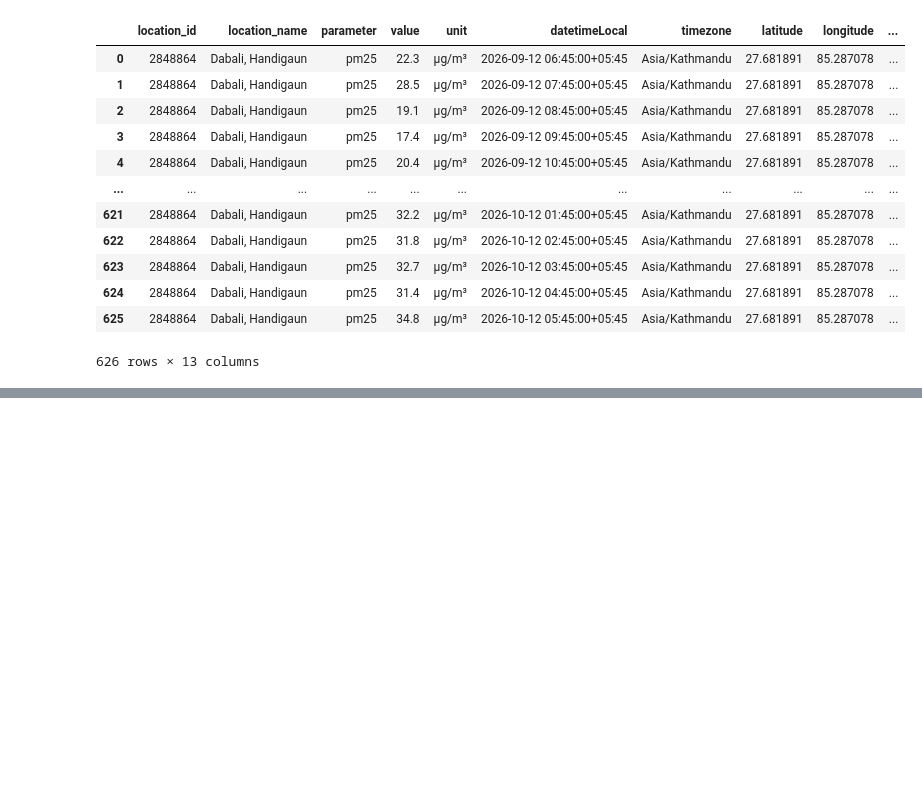
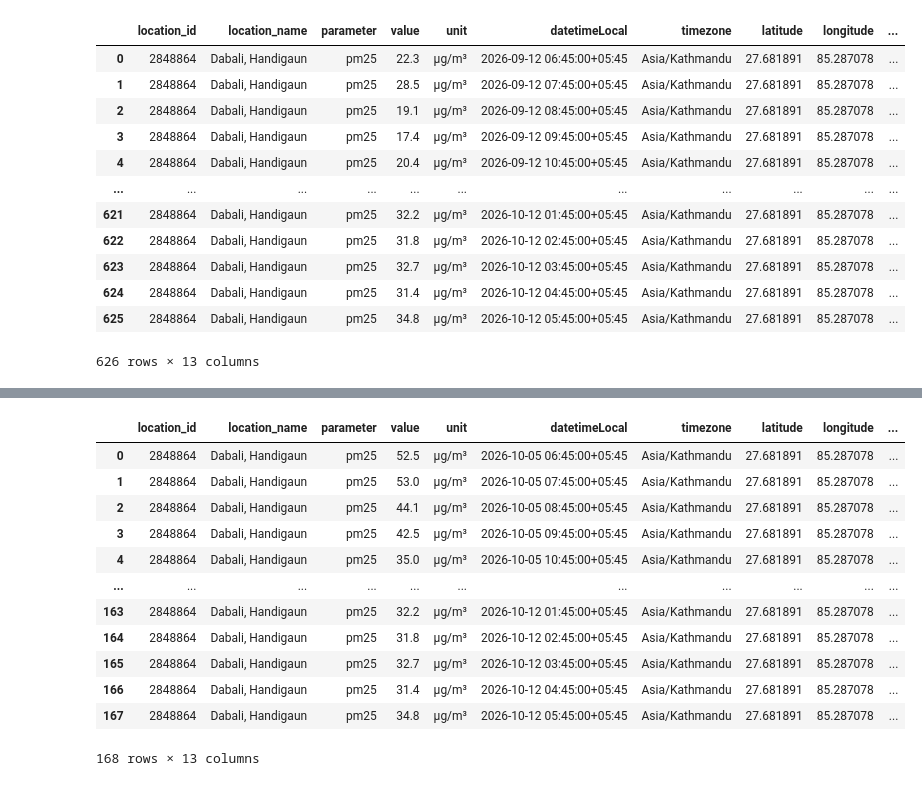
Before and after one commit to Laxmination/Kathmandu-PM2.5-Forecasting, a Jupyter notebook: OpenAQdatasetCleaning/Handigaun Data Cleaning.ipynb, the cells around one changed output, grey strips where cells are left out. Drawn from its saved outputs; the diff is of its cells as text; code cells hidden in the pictures; blank space fills up the shorter version.

```diff
--- a/OpenAQdatasetCleaning/Handigaun Data Cleaning.ipynb
+++ b/OpenAQdatasetCleaning/Handigaun Data Cleaning.ipynb
@@ -208,0 +285,20 @@ cleaned1.to_csv('cleaned_HandigaunLast30days.csv', index=False)
+# %%
+# seperating date and time
+cleaned2['datetimeLocal']=pd.to_datetime(cleaned2['datetimeLocal'])
+cleaned2['date']=cleaned2['datetimeLocal'].dt.date
+cleaned2['time']=cleaned2['datetimeLocal'].dt.strftime('%H:%M:%S')
+cleaned2
+# %% [output]
+|  | location_id | location_name | parameter | value | unit | datetimeLocal | timezone | latitude | longitude | ... |
+| 0 | 2848864 | Dabali, Handigaun | pm25 | 52.5 | µg/m³ | 2026-10-05 06:45:00+05:45 | Asia/Kathmandu | 27.681891 | 85.287078 | ... |
+| 1 | 2848864 | Dabali, Handigaun | pm25 | 53.0 | µg/m³ | 2026-10-05 07:45:00+05:45 | Asia/Kathmandu | 27.681891 | 85.287078 | ... |
+| 2 | 2848864 | Dabali, Handigaun | pm25 | 44.1 | µg/m³ | 2026-10-05 08:45:00+05:45 | Asia/Kathmandu | 27.681891 | 85.287078 | ... |
+| 3 | 2848864 | Dabali, Handigaun | pm25 | 42.5 | µg/m³ | 2026-10-05 09:45:00+05:45 | Asia/Kathmandu | 27.681891 | 85.287078 | ... |
+| 4 | 2848864 | Dabali, Handigaun | pm25 | 35.0 | µg/m³ | 2026-10-05 10:45:00+05:45 | Asia/Kathmandu | 27.681891 | 85.287078 | ... |
+| ... | ... | ... | ... | ... | ... | ... | ... | ... | ... | ... |
+| 163 | 2848864 | Dabali, Handigaun | pm25 | 32.2 | µg/m³ | 2026-10-12 01:45:00+05:45 | Asia/Kathmandu | 27.681891 | 85.287078 | ... |
+| 164 | 2848864 | Dabali, Handigaun | pm25 | 31.8 | µg/m³ | 2026-10-12 02:45:00+05:45 | Asia/Kathmandu | 27.681891 | 85.287078 | ... |
+| 165 | 2848864 | Dabali, Handigaun | pm25 | 32.7 | µg/m³ | 2026-10-12 03:45:00+05:45 | Asia/Kathmandu | 27.681891 | 85.287078 | ... |
+| 166 | 2848864 | Dabali, Handigaun | pm25 | 31.4 | µg/m³ | 2026-10-12 04:45:00+05:45 | Asia/Kathmandu | 27.681891 | 85.287078 | ... |
+| 167 | 2848864 | Dabali, Handigaun | pm25 | 34.8 | µg/m³ | 2026-10-12 05:45:00+05:45 | Asia/Kathmandu | 27.681891 | 85.287078 | ... |
+168 rows × 13 columns
```
Also changed, not shown: parts of 6 cells of this notebook, 1 other file.
